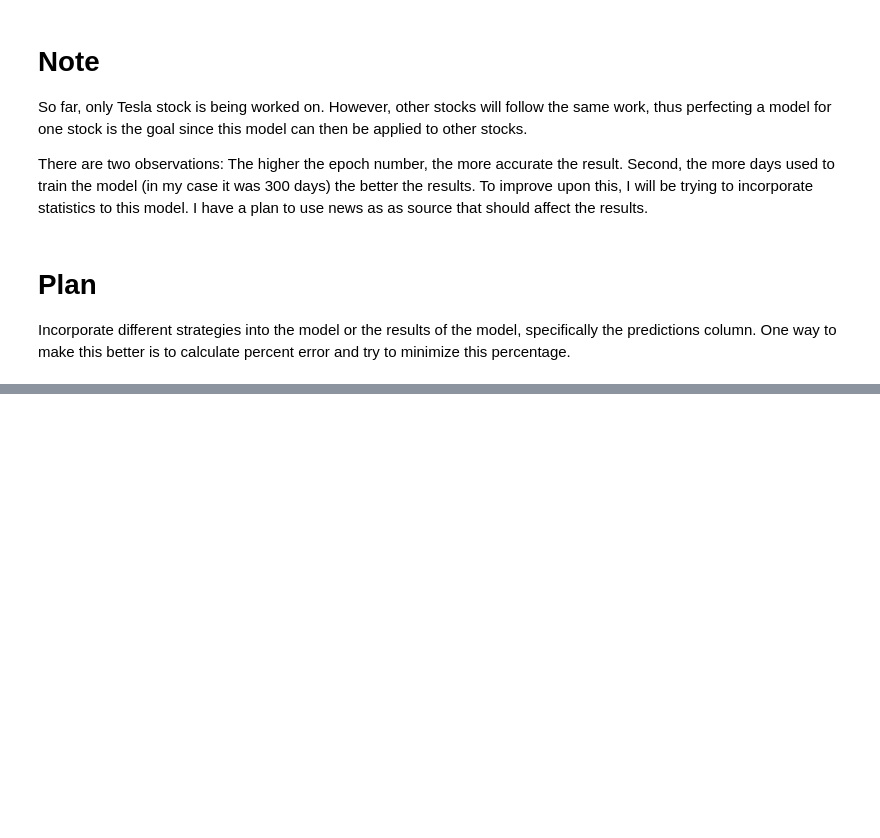
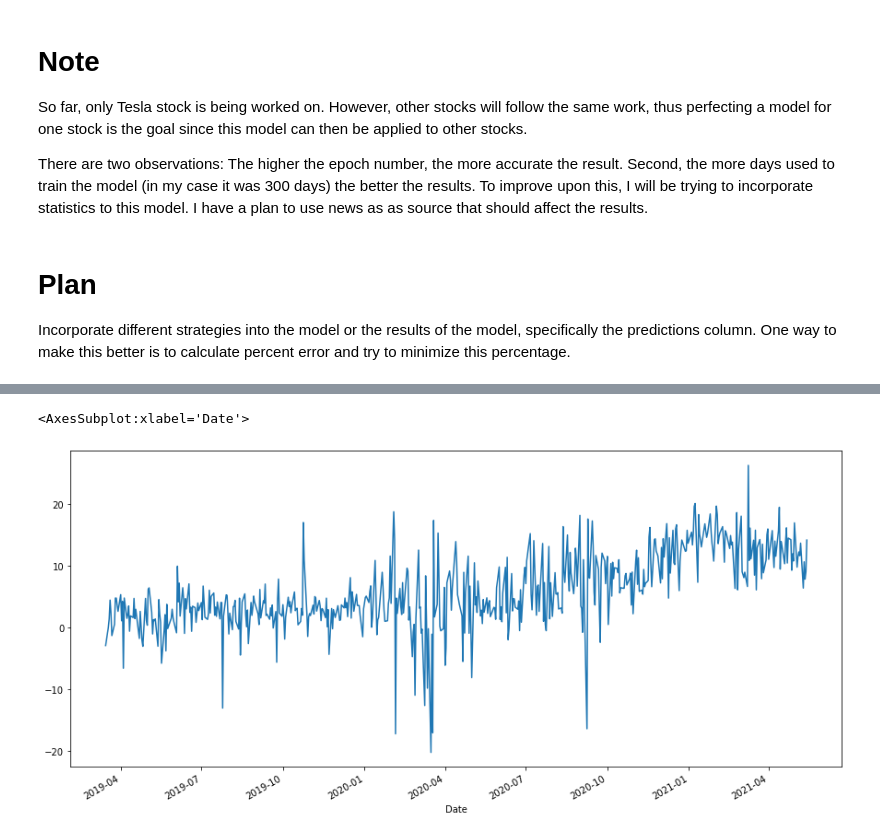
Before and after one commit to Khoivu617/Stock-Analysis, a Jupyter notebook: main.ipynb, the cells around one changed output, grey strips where cells are left out. Saved outputs shown, nothing was run; the diff lists cells and outputs as text; code cells hidden in the pictures; blank space fills up the shorter version.

```diff
--- a/main.ipynb
+++ b/main.ipynb
@@ -154,3 +179,9 @@ There are two observations: The higher the epoch number, the more accurate the r
 # %% [markdown]
 # Plan
 Incorporate different strategies into the model or the results of the model, specifically the predictions column. One way to make this better is to calculate percent error and try to minimize this percentage.
+# %%
+report = valid.copy()
+#positive means predictions > close
+#negative means predictions < close
+report['error percentage'] = (valid['Close'] - valid['Predictions'])/valid['Close'] * 100
+report
@@ -156,0 +203,5 @@ Incorporate different strategies into the model or the results of the model, spe
+# %%
+report['error percentage'].plot(figsize=(15,7))
+# %% [output]
+<AxesSubplot:xlabel='Date'>
+[figure, added]
```
Also changed, not shown: parts of 13 cells of this notebook.
